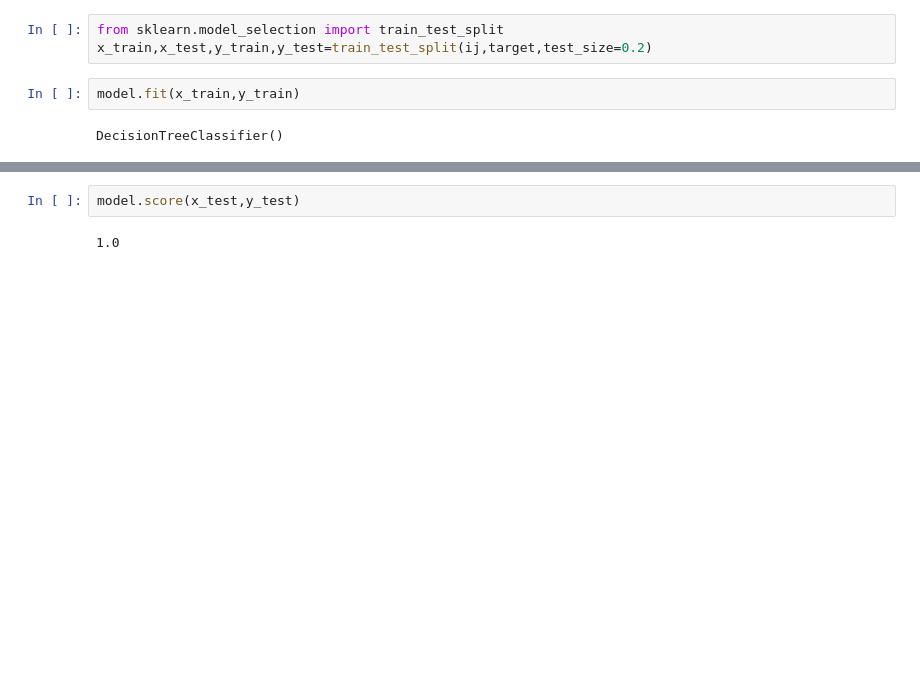
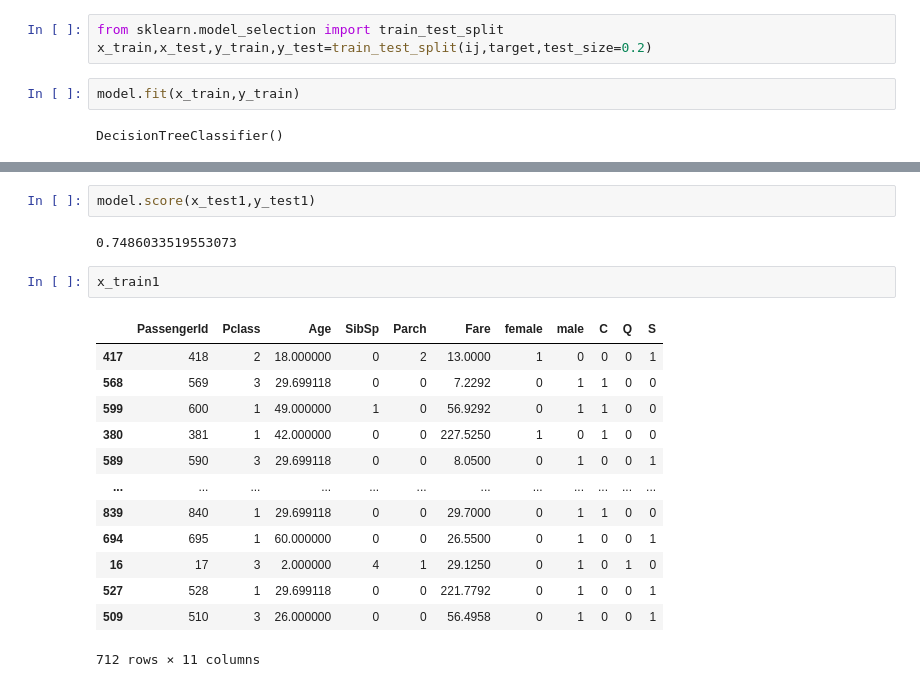
Before and after one commit to swaroop116/machine-learning-learn, a Jupyter notebook: titanic.ipynb, the cells around one changed output, grey strips where cells are left out. Saved outputs shown, nothing was run; the diff lists cells and outputs as text; blank space fills up the shorter version.

```diff
--- a/titanic.ipynb
+++ b/titanic.ipynb
@@ -155,9 +155,25 @@ model.fit(x_train,y_train)
 # %% [output]
 DecisionTreeClassifier()
 # %%
-model.score(x_test,y_test)
+model.score(x_test1,y_test1)
 # %% [output]
-1.0
+0.7486033519553073
+# %%
+x_train1
+# %% [output]
+|  | PassengerId | Pclass | Age | SibSp | Parch | Fare | female | male | C | Q | S |
+| 417 | 418 | 2 | 18.000000 | 0 | 2 | 13.0000 | 1 | 0 | 0 | 0 | 1 |
+| 568 | 569 | 3 | 29.699118 | 0 | 0 | 7.2292 | 0 | 1 | 1 | 0 | 0 |
+| 599 | 600 | 1 | 49.000000 | 1 | 0 | 56.9292 | 0 | 1 | 1 | 0 | 0 |
+| 380 | 381 | 1 | 42.000000 | 0 | 0 | 227.5250 | 1 | 0 | 1 | 0 | 0 |
+| 589 | 590 | 3 | 29.699118 | 0 | 0 | 8.0500 | 0 | 1 | 0 | 0 | 1 |
+| ... | ... | ... | ... | ... | ... | ... | ... | ... | ... | ... | ... |
+| 839 | 840 | 1 | 29.699118 | 0 | 0 | 29.7000 | 0 | 1 | 1 | 0 | 0 |
+| 694 | 695 | 1 | 60.000000 | 0 | 0 | 26.5500 | 0 | 1 | 0 | 0 | 1 |
+| 16 | 17 | 3 | 2.000000 | 4 | 1 | 29.1250 | 0 | 1 | 0 | 1 | 0 |
+| 527 | 528 | 1 | 29.699118 | 0 | 0 | 221.7792 | 0 | 1 | 0 | 0 | 1 |
+| 509 | 510 | 3 | 26.000000 | 0 | 0 | 56.4958 | 0 | 1 | 0 | 0 | 1 |
+712 rows × 11 columns
 # %%
 x_train
 # %% [output]
```
Also changed, not shown: parts of 5 cells of this notebook.
